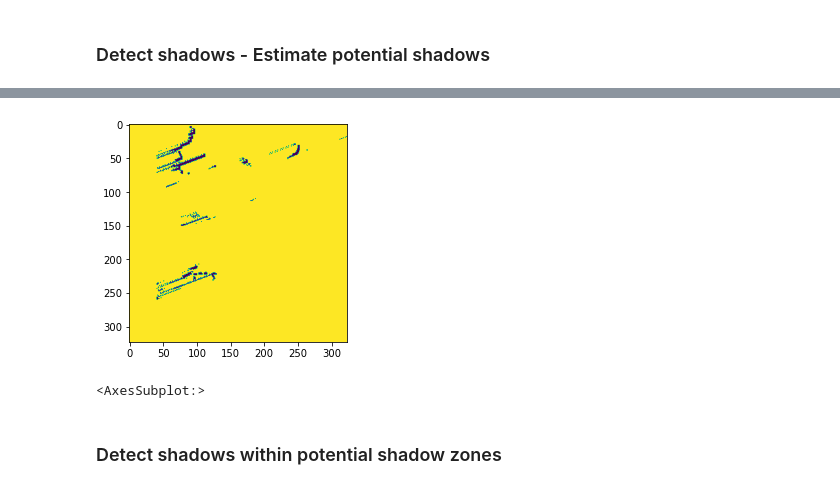
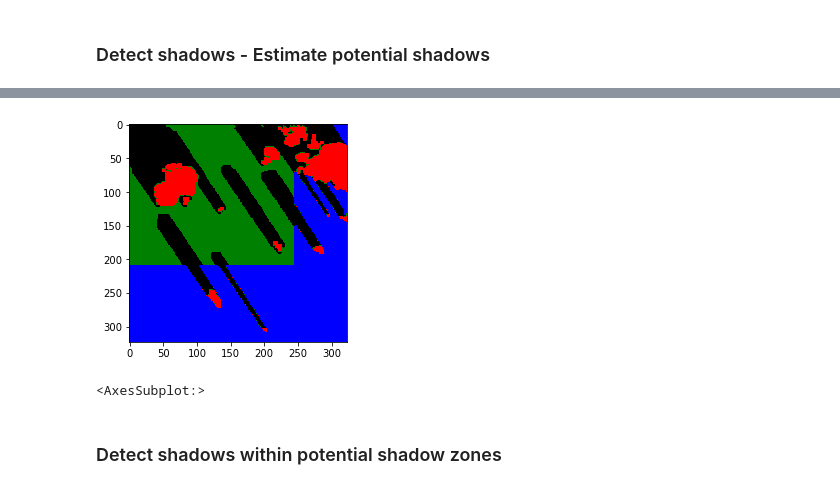
Before and after one commit to kearney-sp/hls_nrt, a Jupyter notebook: ATSA_in_prog.ipynb, the cells around one changed output, grey strips where cells are left out. Cells and saved outputs as stored; diff of their text form; code cells hidden in the pictures.

Commit message:
latest backup for ATSA mask and gcloud app

```diff
--- a/ATSA_in_prog.ipynb
+++ b/ATSA_in_prog.ipynb
@@ -700,5 +745,14 @@ def remove_shadow(mask):
+# %%
+da_sza = ((hls_ds['SZA']*0.01) / 180.0) * math.pi
+da_saa = ((hls_ds['SAA']*0.01) / 180.0) * math.pi
+
+da_vza = ((hls_ds['VZA']*0.01) / 180.0) * math.pi
+da_vaa = ((hls_ds['VAA']*0.01) / 180.0) * math.pi
+
+#da_za = da_za.where(~hls_ds['SZA'].isnull().all(dim=['y', 'x']))
+#da_aa = da_aa.where(~hls_ds['SZA'].isnull().all(dim=['y', 'x']))
 # %%
-shadow_img, shadow_edge = shadow_zone(da_za, da_aa, longest_d, shortest_d, mask, hls_ds)
+shadow_potn, shadow_edge = shadow_zone(da_sza, da_saa, da_vza, da_vaa, longest_d, shortest_d, mask, hls_ds)
 # %%
-shadow_img = shadow_img.astype(int)
+shadow_potn = shadow_potn.astype(int)
 shadow_edge = shadow_edge.astype(int)
@@ -705,17 +764,16 @@ shadow_edge = shadow_edge.astype(int)
 # %%
 # overlay possible shadow to cloud mask
 mask2 = mask.copy()
-ind_shadow_all = np.logical_and(shadow_img == 1, mask2 == 1)
+ind_shadow_all = np.logical_and(shadow_potn == 1, mask2 == 1)
 mask2 = xr.where(ind_shadow_all, 0, mask2)
 ind_shadow_edge = np.logical_and(shadow_edge == 99, mask2 == 1)
 mask2 = xr.where(ind_shadow_edge, 99, mask2)
-mask2_old = mask2.copy()
-# buffer possible shadow by 3*3 window
-mask2 = buffer_shadow(mask2, 3, 'buffer1', 0)
+# buffer possible shadow by 5*5 window
+mask2 = buffer_shadow(mask2, 5, 'buffer1', 0)
 # %%
-show((mask2.isel(time=t).values - mask2_old.isel(time=t).values) == 0)
+show(mask2.isel(time=t), cmap=cmap_mask, norm=norm_mask)
 # %% [output]
-[figure, old version]
+[figure, new version]
 <AxesSubplot:>
 # %% [markdown]
 ### Detect shadows within potential shadow zones
```
Also changed, not shown: parts of 70 cells of this notebook, 6 other files.
